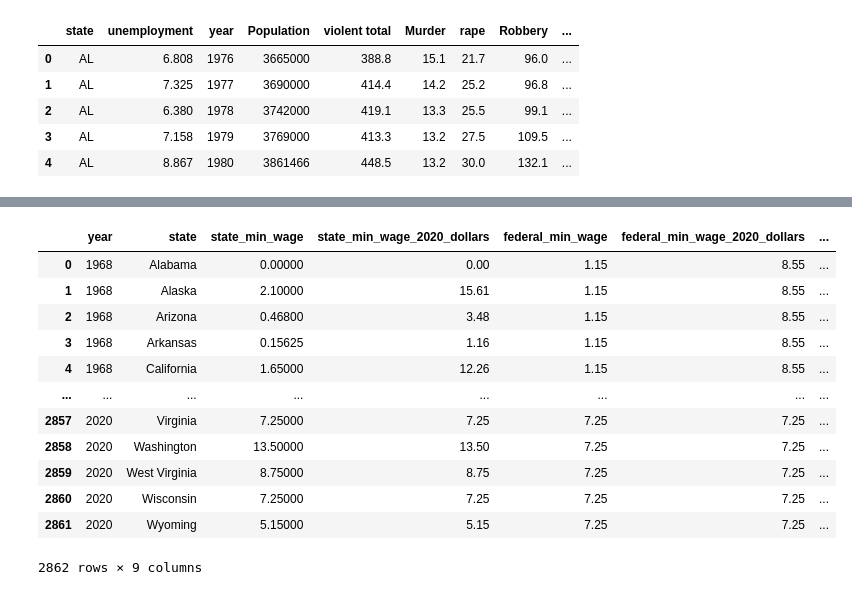
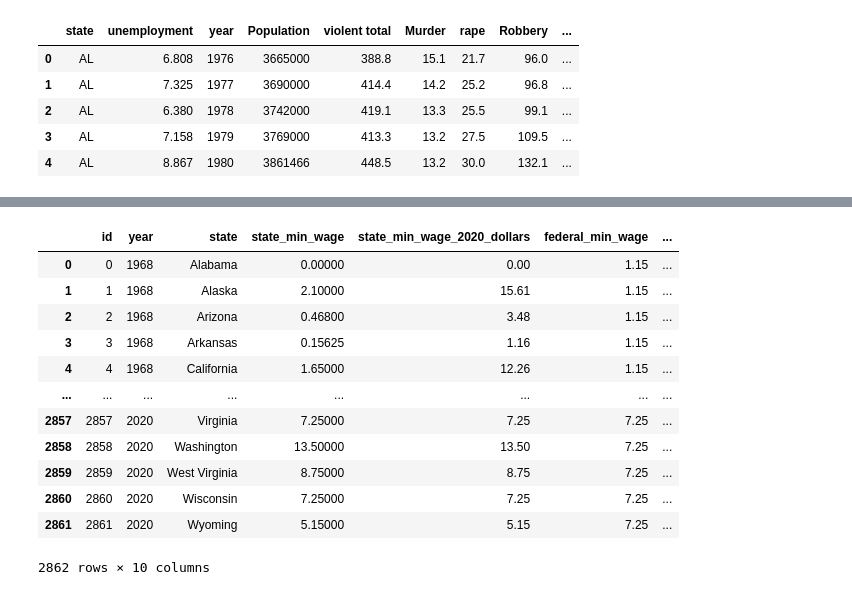
Before and after one commit to lauragabrielson/ETL_Project, a Jupyter notebook: Untitled.ipynb, the cells around one changed output, grey strips where cells are left out. Saved outputs shown, nothing was run; the diff lists cells and outputs as text; code cells hidden in the pictures.

Commit message:
Clean Dataframes

```diff
--- a/Untitled.ipynb
+++ b/Untitled.ipynb
@@ -66,25 +84,26 @@ crime_state_df = crime_state[["", "address", "us_state"]].copy()
 # %%
-wage_df.rename(columns={"Year": "year", "State": "state", "State.Minimum.Wage": "state_min_wage",
+wage_df.reset_index(inplace=True)
+wage_df.rename(columns={"index": "id", "State": "state", "Year": "year", "State.Minimum.Wage": "state_min_wage",
                         "State.Minimum.Wage.2020.Dollars": "state_min_wage_2020_dollars", "Federal.Minimum.Wage":"federal_min_wage",
                         "Federal.Minimum.Wage.2020.Dollars": "federal_min_wage_2020_dollars",
                         "Effective.Minimum.Wage":"effective_min_wage", "Effective.Minimum.Wage.2020.Dollars": "effective_min_wage_2020_dollars",
                         "CPI.Average": "cpi_avg", }, inplace=True)
 wage_df.drop(columns=["Department.Of.Labor.Uncleaned.Data", "Department.Of.Labor.Cleaned.Low.Value", "Department.Of.Labor.Cleaned.Low.Value.2020.Dollars",
              "Department.Of.Labor.Cleaned.High.Value", "Department.Of.Labor.Cleaned.High.Value.2020.Dollars", "Footnote"], inplace=True)
 
 
 wage_df
 # %% [output]
-|  | year | state | state_min_wage | state_min_wage_2020_dollars | federal_min_wage | federal_min_wage_2020_dollars | ... |
-| 0 | 1968 | Alabama | 0.00000 | 0.00 | 1.15 | 8.55 | ... |
-| 1 | 1968 | Alaska | 2.10000 | 15.61 | 1.15 | 8.55 | ... |
-| 2 | 1968 | Arizona | 0.46800 | 3.48 | 1.15 | 8.55 | ... |
-| 3 | 1968 | Arkansas | 0.15625 | 1.16 | 1.15 | 8.55 | ... |
-| 4 | 1968 | California | 1.65000 | 12.26 | 1.15 | 8.55 | ... |
+|  | id | year | state | state_min_wage | state_min_wage_2020_dollars | federal_min_wage | ... |
+| 0 | 0 | 1968 | Alabama | 0.00000 | 0.00 | 1.15 | ... |
+| 1 | 1 | 1968 | Alaska | 2.10000 | 15.61 | 1.15 | ... |
+| 2 | 2 | 1968 | Arizona | 0.46800 | 3.48 | 1.15 | ... |
+| 3 | 3 | 1968 | Arkansas | 0.15625 | 1.16 | 1.15 | ... |
+| 4 | 4 | 1968 | California | 1.65000 | 12.26 | 1.15 | ... |
 | ... | ... | ... | ... | ... | ... | ... | ... |
-| 2857 | 2020 | Virginia | 7.25000 | 7.25 | 7.25 | 7.25 | ... |
-| 2858 | 2020 | Washington | 13.50000 | 13.50 | 7.25 | 7.25 | ... |
-| 2859 | 2020 | West Virginia | 8.75000 | 8.75 | 7.25 | 7.25 | ... |
-| 2860 | 2020 | Wisconsin | 7.25000 | 7.25 | 7.25 | 7.25 | ... |
-| 2861 | 2020 | Wyoming | 5.15000 | 5.15 | 7.25 | 7.25 | ... |
+| 2857 | 2857 | 2020 | Virginia | 7.25000 | 7.25 | 7.25 | ... |
+| 2858 | 2858 | 2020 | Washington | 13.50000 | 13.50 | 7.25 | ... |
+| 2859 | 2859 | 2020 | West Virginia | 8.75000 | 8.75 | 7.25 | ... |
+| 2860 | 2860 | 2020 | Wisconsin | 7.25000 | 7.25 | 7.25 | ... |
+| 2861 | 2861 | 2020 | Wyoming | 5.15000 | 5.15 | 7.25 | ... |
-2862 rows × 9 columns
+2862 rows × 10 columns
```
Also changed, not shown: parts of 3 cells of this notebook.
